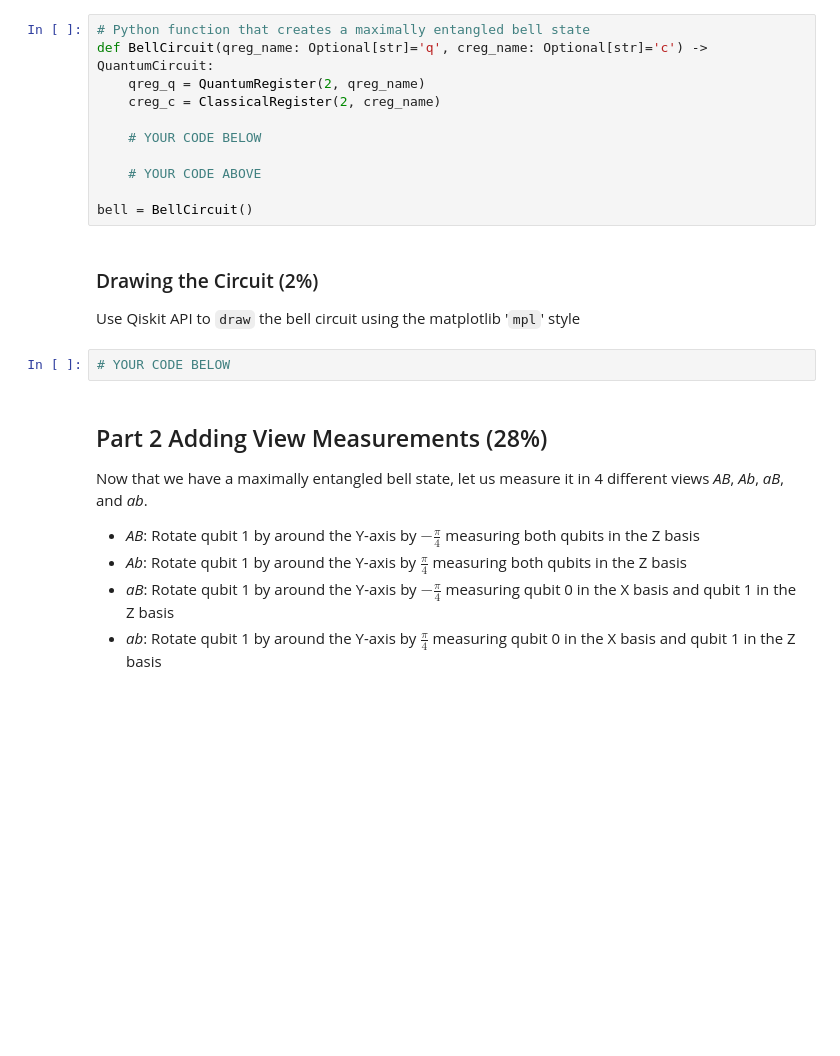
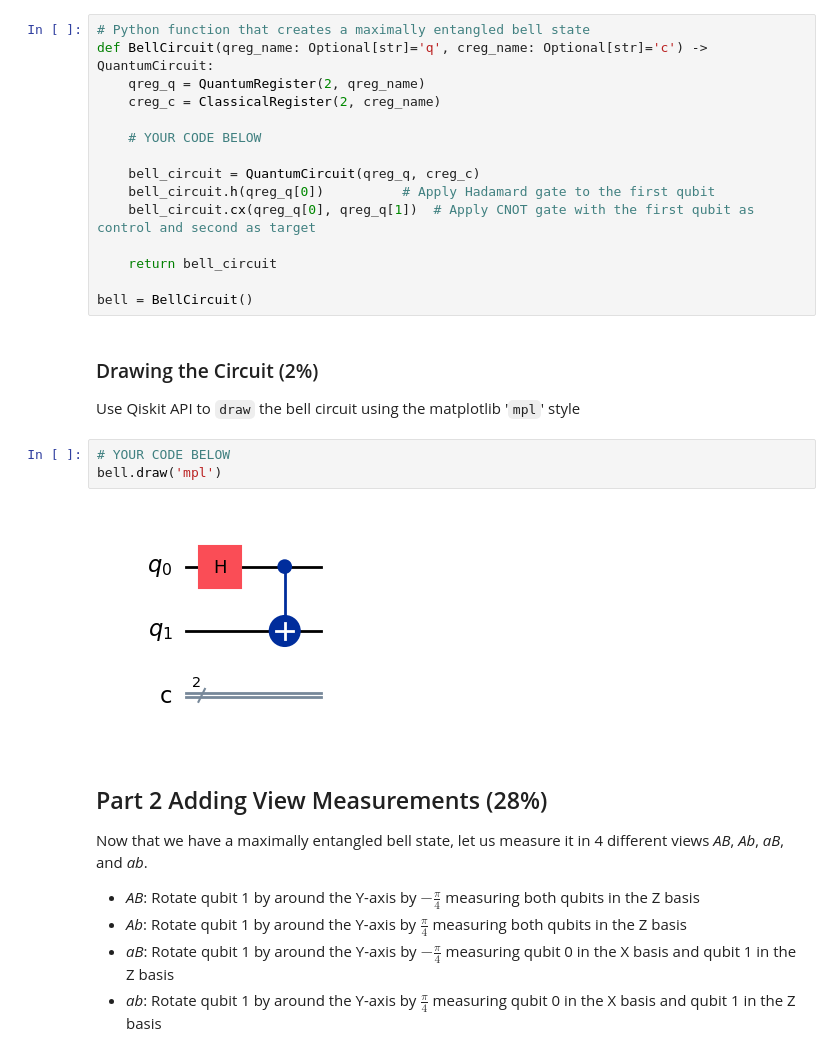
Before and after one commit to LukeJ2024/QuantumComp, a Jupyter notebook: CHSH Inequality Experiments.ipynb, the cells around one changed output. Cells and saved outputs as stored; diff of their text form; blank space fills up the shorter version.

```diff
--- a/CHSH Inequality Experiments.ipynb
+++ b/CHSH Inequality Experiments.ipynb
@@ -126,7 +133,11 @@ def BellCircuit(qreg_name: Optional[str]='q', creg_name: Optional[str]='c') -> Q
 
     # YOUR CODE BELOW
 
-    # YOUR CODE ABOVE
+    bell_circuit = QuantumCircuit(qreg_q, creg_c)
+    bell_circuit.h(qreg_q[0])          # Apply Hadamard gate to the first qubit
+    bell_circuit.cx(qreg_q[0], qreg_q[1])  # Apply CNOT gate with the first qubit as control and second as target
+
+    return bell_circuit
 
 bell = BellCircuit()
 # %% [markdown]
@@ -134,6 +145,9 @@ bell = BellCircuit()
 Use Qiskit API to `draw` the bell circuit using the matplotlib '`mpl`' style
 # %%
 # YOUR CODE BELOW
+bell.draw('mpl')
+# %% [output]
+[figure, added]
 # %% [markdown]
 ## Part 2 Adding View Measurements (28%)
 Now that we have a maximally entangled bell state, let us measure it in 4 different views *AB*, *Ab*, *aB*, and *ab*.
```
Also changed, not shown: parts of 26 cells of this notebook.
